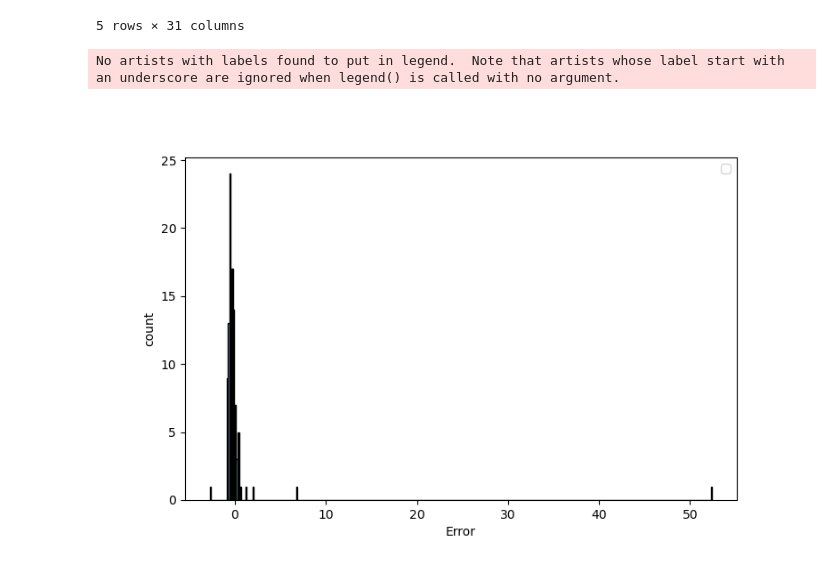
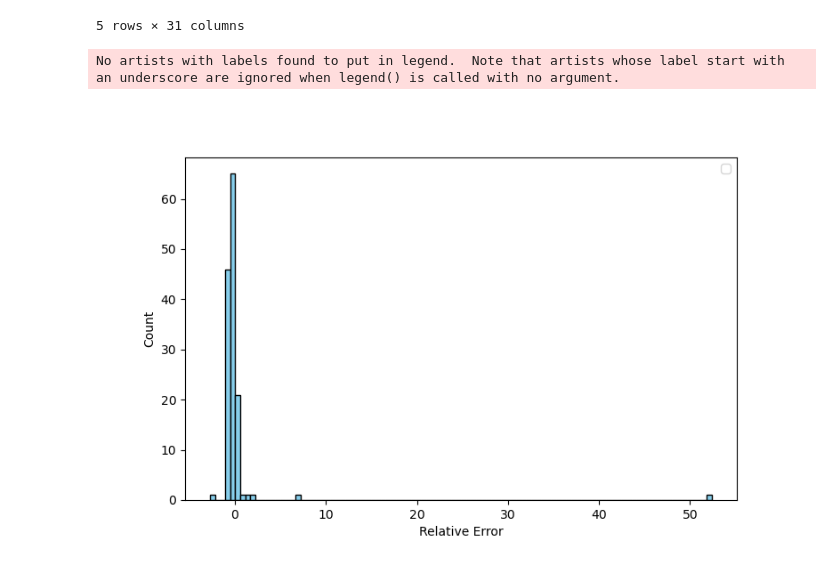
Before and after one commit to Roman-HLIS-Cosmology-PIT/HAZARD-simulator, a Jupyter notebook: Validation tests/charge_diffusion_validation.ipynb, the cells around one changed output. Cells and saved outputs as stored; diff of their text form; code cells hidden in the pictures.

```diff
--- a/Validation tests/charge_diffusion_validation.ipynb
+++ b/Validation tests/charge_diffusion_validation.ipynb
@@ -446,7 +447,7 @@ aug_df["Var_ED"] = aug_df["sigma_r_ed"]**2
 aug_df["Var_TH"] = (1/12)
 aug_df["Var_CD_derived"] = aug_df["Var_DN"] - aug_df["Var_ED"] - aug_df["Var_TH"]
 aug_df["Var_CD_expected"] = (0.314)**2
-aug_df["Error"] = ((aug_df["Var_CD_expected"] - aug_df["Var_CD_derived"])/aug_df["Var_CD_expected"])
+aug_df["Rel_Error"] = ((aug_df["Var_CD_expected"] - aug_df["Var_CD_derived"])/aug_df["Var_CD_expected"])
 
 aug_df.to_csv("d2020_f352_run1_parent_moments_report.csv", index=False)
 
@@ -463,11 +464,11 @@ aug_df.head()
 # %%
 plt.figure(figsize=(8,5))
 
-plt.hist(aug_df["Error"], bins=500, color="skyblue", edgecolor="k")
-plt.xlabel("Error")
-plt.ylabel("count")
+plt.hist(aug_df["Rel_Error"], bins=100, color="skyblue", edgecolor="k")
+plt.xlabel("Relative Error")
+plt.ylabel("Count")
 plt.legend()
 plt.show()
 # %% [output]
 No artists with labels found to put in legend.  Note that artists whose label start with an underscore are ignored when legend() is called with no argument.
-[figure, old version]
+[figure, new version]
```
Also changed, not shown: parts of 12 cells of this notebook.
